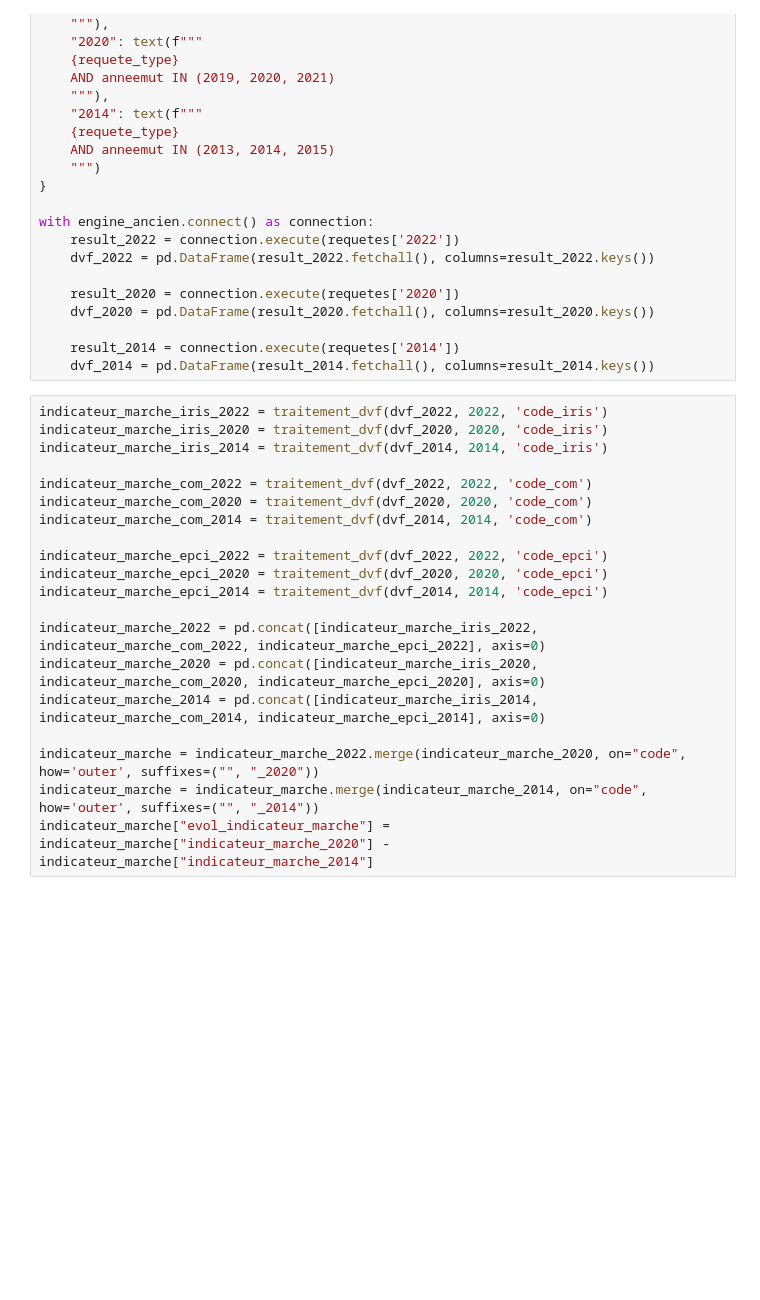
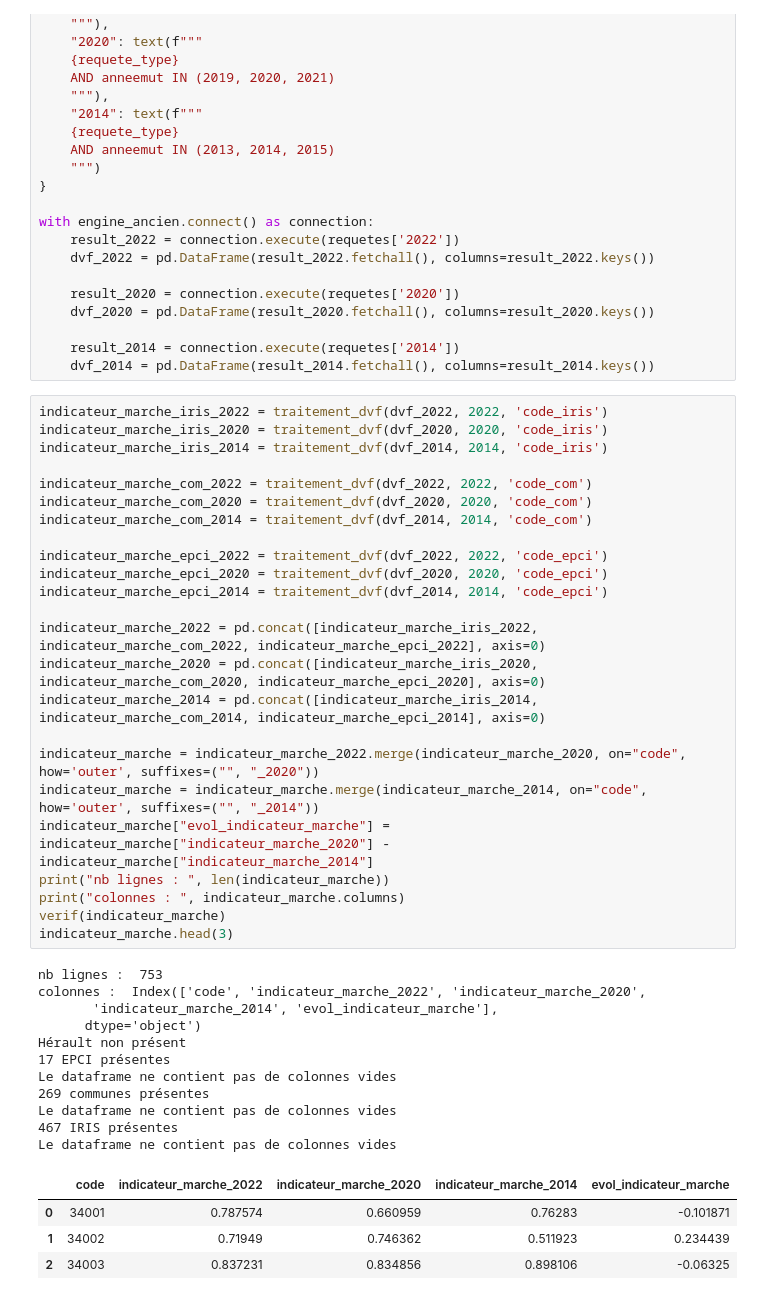
Before and after one commit to obs34/bnb, a Jupyter notebook: data.ipynb, the cells around one changed output. Drawn from its saved outputs; the diff is of its cells as text; blank space fills up the shorter version.

```diff
--- a/data.ipynb
+++ b/data.ipynb
@@ -677,20 +721,40 @@ with engine_ancien.connect() as connection:
 # %%
 indicateur_marche_iris_2022 = traitement_dvf(dvf_2022, 2022, 'code_iris')
 indicateur_marche_iris_2020 = traitement_dvf(dvf_2020, 2020, 'code_iris')
 indicateur_marche_iris_2014 = traitement_dvf(dvf_2014, 2014, 'code_iris')
 
 indicateur_marche_com_2022 = traitement_dvf(dvf_2022, 2022, 'code_com')
 indicateur_marche_com_2020 = traitement_dvf(dvf_2020, 2020, 'code_com')
 indicateur_marche_com_2014 = traitement_dvf(dvf_2014, 2014, 'code_com')
 
 indicateur_marche_epci_2022 = traitement_dvf(dvf_2022, 2022, 'code_epci')
 indicateur_marche_epci_2020 = traitement_dvf(dvf_2020, 2020, 'code_epci')
 indicateur_marche_epci_2014 = traitement_dvf(dvf_2014, 2014, 'code_epci')
 
 indicateur_marche_2022 = pd.concat([indicateur_marche_iris_2022, indicateur_marche_com_2022, indicateur_marche_epci_2022], axis=0)
 indicateur_marche_2020 = pd.concat([indicateur_marche_iris_2020, indicateur_marche_com_2020, indicateur_marche_epci_2020], axis=0)
 indicateur_marche_2014 = pd.concat([indicateur_marche_iris_2014, indicateur_marche_com_2014, indicateur_marche_epci_2014], axis=0)
 
 indicateur_marche = indicateur_marche_2022.merge(indicateur_marche_2020, on="code", how='outer', suffixes=("", "_2020"))
 indicateur_marche = indicateur_marche.merge(indicateur_marche_2014, on="code", how='outer', suffixes=("", "_2014"))
 indicateur_marche["evol_indicateur_marche"] = indicateur_marche["indicateur_marche_2020"] - indicateur_marche["indicateur_marche_2014"]
+print("nb lignes : ", len(indicateur_marche))
+print("colonnes : ", indicateur_marche.columns)
+verif(indicateur_marche)
+indicateur_marche.head(3)
+# %% [output]
+nb lignes :  753
+colonnes :  Index(['code', 'indicateur_marche_2022', 'indicateur_marche_2020',
+       'indicateur_marche_2014', 'evol_indicateur_marche'],
+      dtype='object')
+Hérault non présent
+17 EPCI présentes
+Le dataframe ne contient pas de colonnes vides
+269 communes présentes
+Le dataframe ne contient pas de colonnes vides
+467 IRIS présentes
+Le dataframe ne contient pas de colonnes vides
+|  | code | indicateur_marche_2022 | indicateur_marche_2020 | indicateur_marche_2014 | evol_indicateur_marche |
+| 0 | 34001 | 0.787574 | 0.660959 | 0.76283 | -0.101871 |
+| 1 | 34002 | 0.71949 | 0.746362 | 0.511923 | 0.234439 |
+| 2 | 34003 | 0.837231 | 0.834856 | 0.898106 | -0.06325 |
```
Also changed, not shown: parts of 18 cells of this notebook, 2 other files.
